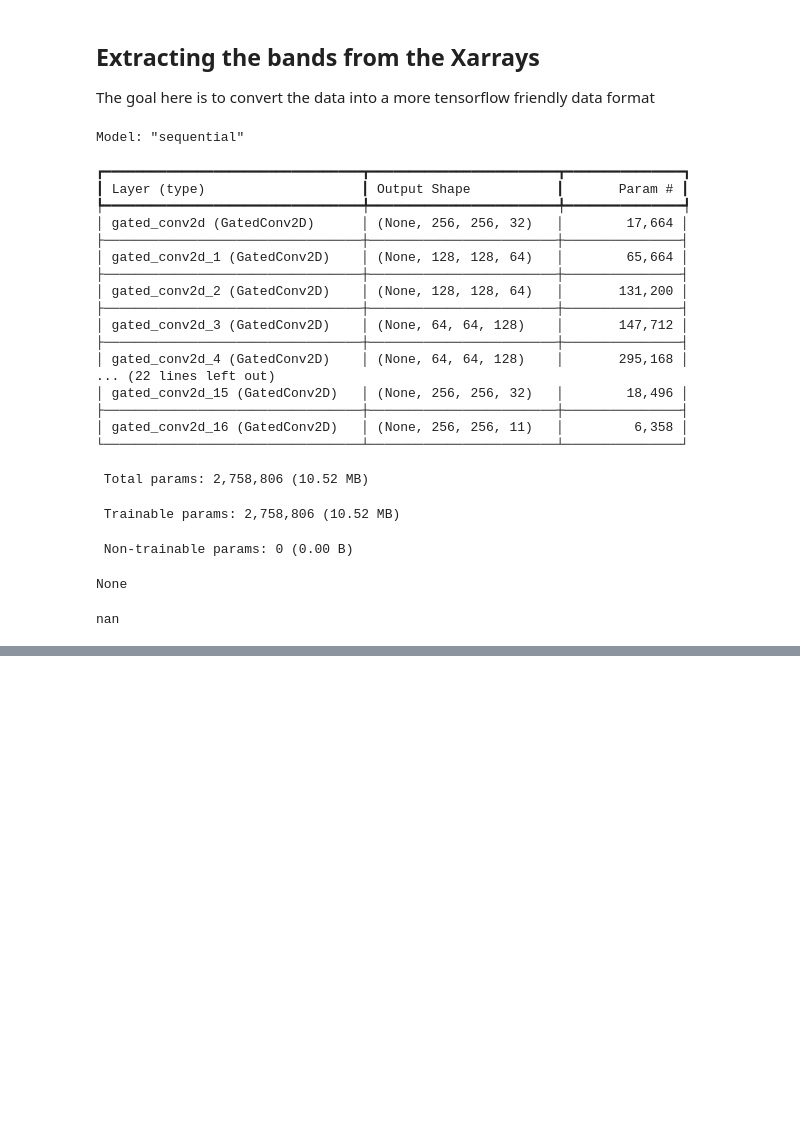
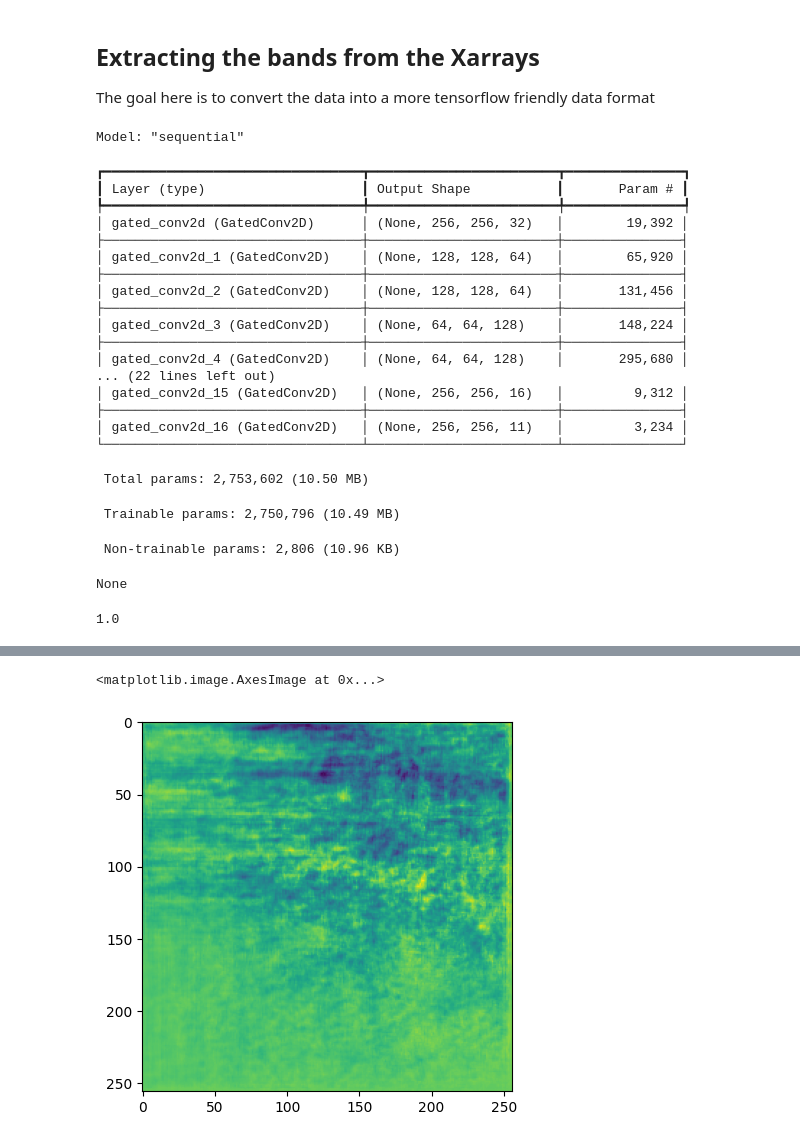
Before and after one commit to RS-ML-Hub/cloud-ML-data-recovery, a Jupyter notebook: train.ipynb, the cells around one changed output, grey strips where cells are left out. Cells and saved outputs as stored; diff of their text form; code cells hidden in the pictures; blank space fills up the shorter version.

```diff
--- a/train.ipynb
+++ b/train.ipynb
@@ -22,6 +23,13 @@ The goal here is to convert the data into a more tensorflow friendly data format
 # %%
 dsnp_c = np.moveaxis(np.load("Cloudy_DS.npy"),3,0)
 dsnp = np.moveaxis(np.load("Ground_truth.npy"),3,0)
+# %%
+#Data normalisation
+
+for i in range(dsnp.shape[3]):
+    for j in range(11):
+        dsnp[:,:,i,j] = (dsnp[:,:,i,j] - np.min(dsnp[:,:,i,j]))/(np.max(dsnp[:,:,i,j]) - np.min(dsnp[:,:,i,j]))
+        dsnp_c[:,:,i,j] = (dsnp_c[:,:,i,j] - np.min(dsnp_c[:,:,i,j]))/(np.max(dsnp_c[:,:,i,j]) - np.min(dsnp_c[:,:,i,j]))
 # %%
 #Split into training and test set
 
@@ -30,43 +38,44 @@ train_ds = tf.data.Dataset.from_tensor_slices((dsnp_c[:800,:,:,:], dsnp[:800,:,:
 test_ds = tf.data.Dataset.from_tensor_slices((dsnp_c[800:,:,:,:], dsnp[800:,:,:,:]))
 # %%
 BATCH_SIZE = 64
-SHUFFLE_BUFFER_SIZE = 100
+SHUFFLE_BUFFER_SIZE = 800
 
-train_ds = train_ds.shuffle(SHUFFLE_BUFFER_SIZE).batch(1)#.prefetch(buffer_size=tf.data.experimental.AUTOTUNE)
+train_ds = train_ds.shuffle(SHUFFLE_BUFFER_SIZE).batch(BATCH_SIZE).prefetch(buffer_size=tf.data.experimental.AUTOTUNE).cache()
 test_ds = test_ds.batch(BATCH_SIZE)
 # %%
 model = GenModel()
 coarseNet = model.coarseNet
-coarseNet.compile(optimizer='adam', loss=lossL1, metrics=['mean_absolute_error'])
+coarseNet.compile(optimizer='adam', loss="mae", metrics=['mean_absolute_error'])
 print(coarseNet.summary())
 # %% [output]
 Model: "sequential"
 ┏━━━━━━━━━━━━━━━━━━━━━━━━━━━━━━━━━┳━━━━━━━━━━━━━━━━━━━━━━━━┳━━━━━━━━━━━━━━━┓
 ┃ Layer (type)                    ┃ Output Shape           ┃       Param # ┃
 ┡━━━━━━━━━━━━━━━━━━━━━━━━━━━━━━━━━╇━━━━━━━━━━━━━━━━━━━━━━━━╇━━━━━━━━━━━━━━━┩
-│ gated_conv2d (GatedConv2D)      │ (None, 256, 256, 32)   │        17,664 │
+│ gated_conv2d (GatedConv2D)      │ (None, 256, 256, 32)   │        19,392 │
 ├─────────────────────────────────┼────────────────────────┼───────────────┤
-│ gated_conv2d_1 (GatedConv2D)    │ (None, 128, 128, 64)   │        65,664 │
+│ gated_conv2d_1 (GatedConv2D)    │ (None, 128, 128, 64)   │        65,920 │
 ├─────────────────────────────────┼────────────────────────┼───────────────┤
-│ gated_conv2d_2 (GatedConv2D)    │ (None, 128, 128, 64)   │       131,200 │
+│ gated_conv2d_2 (GatedConv2D)    │ (None, 128, 128, 64)   │       131,456 │
 ├─────────────────────────────────┼────────────────────────┼───────────────┤
-│ gated_conv2d_3 (GatedConv2D)    │ (None, 64, 64, 128)    │       147,712 │
+│ gated_conv2d_3 (GatedConv2D)    │ (None, 64, 64, 128)    │       148,224 │
 ├─────────────────────────────────┼────────────────────────┼───────────────┤
-│ gated_conv2d_4 (GatedConv2D)    │ (None, 64, 64, 128)    │       295,168 │
+│ gated_conv2d_4 (GatedConv2D)    │ (None, 64, 64, 128)    │       295,680 │
 ... (22 lines left out)
-│ gated_conv2d_15 (GatedConv2D)   │ (None, 256, 256, 32)   │        18,496 │
+│ gated_conv2d_15 (GatedConv2D)   │ (None, 256, 256, 16)   │         9,312 │
 ├─────────────────────────────────┼────────────────────────┼───────────────┤
-│ gated_conv2d_16 (GatedConv2D)   │ (None, 256, 256, 11)   │         6,358 │
+│ gated_conv2d_16 (GatedConv2D)   │ (None, 256, 256, 11)   │         3,234 │
 └─────────────────────────────────┴────────────────────────┴───────────────┘
- Total params: 2,758,806 (10.52 MB)
+ Total params: 2,753,602 (10.50 MB)
- Trainable params: 2,758,806 (10.52 MB)
+ Trainable params: 2,750,796 (10.49 MB)
- Non-trainable params: 0 (0.00 B)
+ Non-trainable params: 2,806 (10.96 KB)
 None
 # %%
 np.max(dsnp_c[:,:,:,0])
 # %% [output]
-nan
+1.0
 # %%
 inp = train_ds.take(1)
 out = coarseNet.predict(inp)
+plt.imshow(out[0,:,:,0])
 # %% [output]
@@ -73,0 +84,2 @@ out = coarseNet.predict(inp)
+<matplotlib.image.AxesImage at 0x...>
+[figure, added]
```
Also changed, not shown: parts of 6 cells of this notebook, 5 other files.
